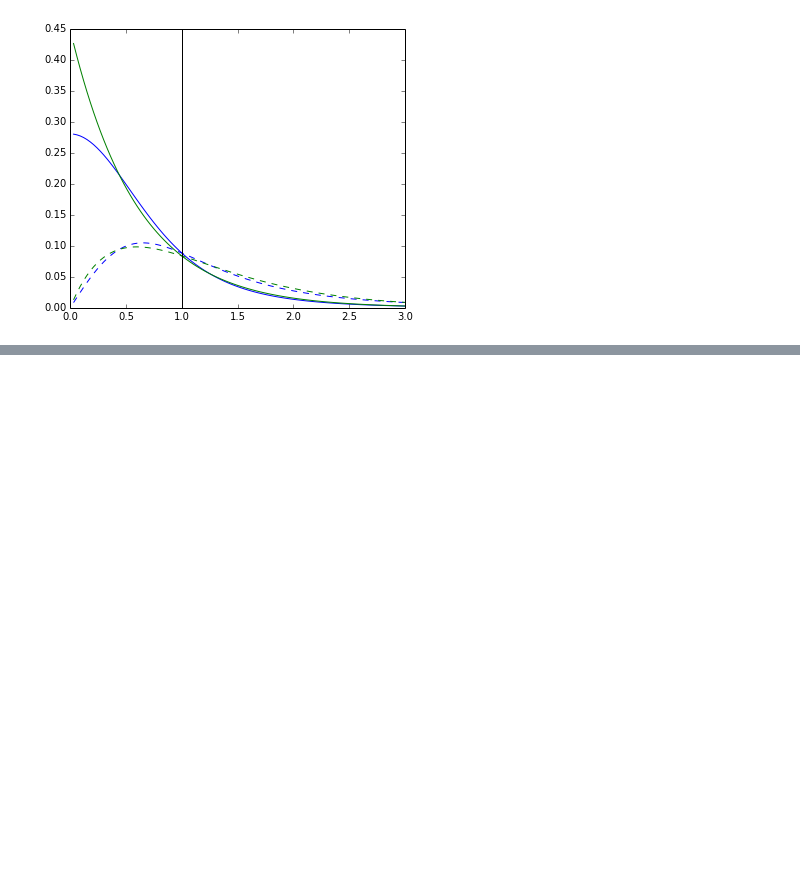
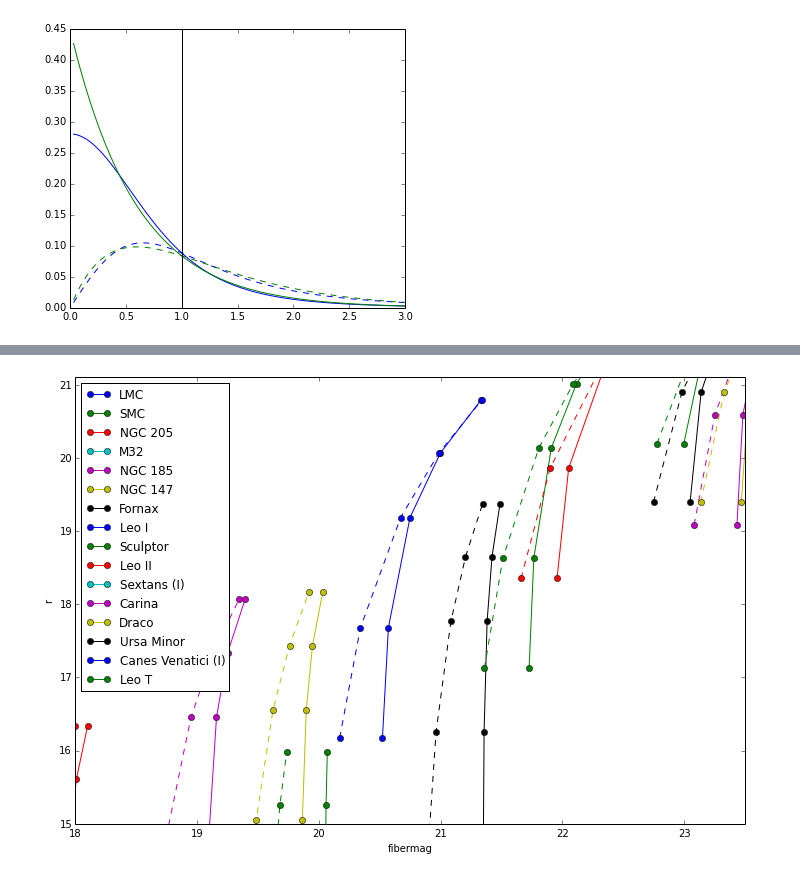
Before and after one commit to sagasurvey/erik, a Jupyter notebook: ipython_notebooks/dSph_at_distance_plots.ipynb, the cells around one changed output, grey strips where cells are left out. Cells and saved outputs as stored; diff of their text form; code cells hidden in the pictures; blank space fills up the shorter version.

```diff
--- a/ipython_notebooks/dSph_at_distance_plots.ipynb
+++ b/ipython_notebooks/dSph_at_distance_plots.ipynb
@@ -440,0 +454,36 @@ plt.tight_layout()
+# %%
+#matched to similar plot in 2014May-MMTHecto
+data = ldat[(ldat['Vabs']<-8)&(ldat['distance']<5000)]
+data = data[np.argsort(data['Vabs'])]
+rad = 3*u.arcsec/2 #3" diam = fibermag
+Vmr=0.3
+
+plt.figure(figsize=(12,8))
+
+cc = []
+for _ in range(5):
+    cc.extend(matplotlib.rcParams['axes.color_cycle'])
+
+#first do plummer
+for i, gal in enumerate(data):
+    fracs = np.array([frac_inside(gal, rad, dist, 'plummer') for dist in dists])
+    fibmags = gal_mag_frac(gal, fracs, dists) - Vmr
+    totmags = gal_mag_frac(gal, np.ones_like(fracs), dists) - Vmr
+
+    plt.plot(fibmags, totmags,'-o',color=cc[i],label=gal['name'])
+
+plt.legend(loc=0)
+
+for i, gal in enumerate(data):
+    fracs = np.array([frac_inside(gal, rad, dist, 'exp') for dist in dists])
+    fibmags = gal_mag_frac(gal, fracs, dists) - Vmr
+    totmags = gal_mag_frac(gal, np.ones_like(fracs), dists) - Vmr
+
+    plt.plot(fibmags, totmags,'--o',color=cc[i],label=gal['name'])
+
+plt.xlabel('fibermag')
+plt.ylabel('r')
+plt.xlim(18,23.5)
+plt.ylim(15,21.1);
+# %% [output]
+[figure, added]
```
Also changed, not shown: parts of 4 cells of this notebook, 1 other file.
